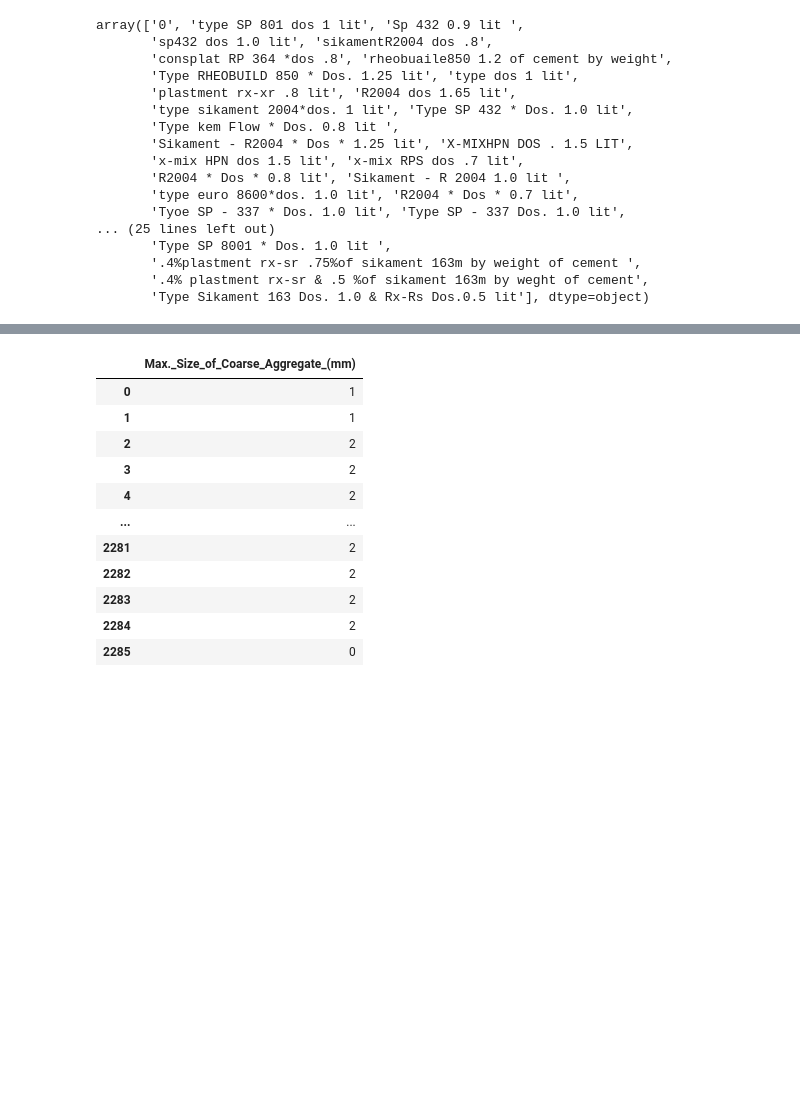
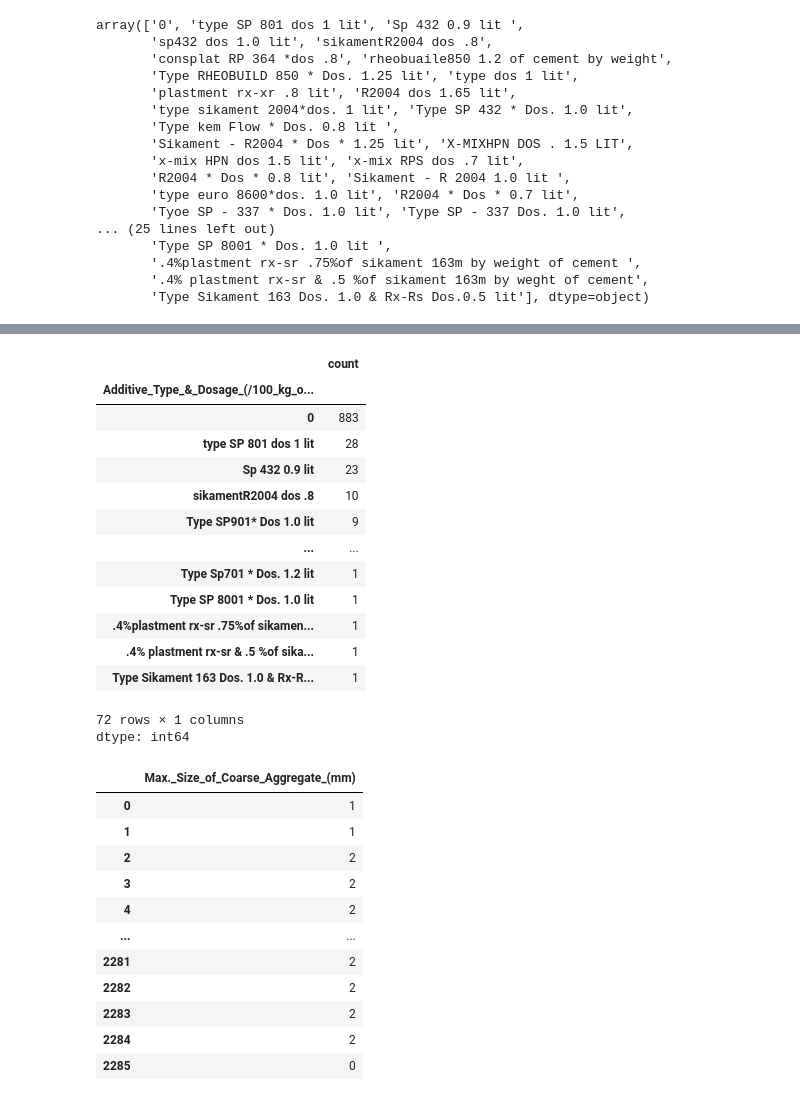
Before and after one commit to ArunK-ML/ML-Regression-Model---Concrete-Mix-Strength---Dataset, a Jupyter notebook: Concrete_Strength_ML.ipynb, the cells around one changed output, grey strips where cells are left out. Drawn from its saved outputs; the diff is of its cells as text; code cells hidden in the pictures; blank space fills up the shorter version.

```diff
--- a/Concrete_Strength_ML.ipynb
+++ b/Concrete_Strength_ML.ipynb
@@ -156,3 +173,21 @@ array(['0', 'type SP 801 dos 1 lit', 'Sp 432 0.9 lit ',
+# %%
+df["Additive_Type_&_Dosage_(/100_kg_of_cement)"].value_counts()
+# %% [output]
+|  | count |
+| Additive_Type_&_Dosage_(/100_kg_o... |  |
+| 0 | 883 |
+| type SP 801 dos 1 lit | 28 |
+| Sp 432 0.9 lit | 23 |
+| sikamentR2004 dos .8 | 10 |
+| Type SP901* Dos 1.0 lit | 9 |
+| ... | ... |
+| Type Sp701 * Dos. 1.2 lit | 1 |
+| Type SP 8001 * Dos. 1.0 lit | 1 |
+| .4%plastment rx-sr .75%of sikamen... | 1 |
+| .4% plastment rx-sr & .5 %of sika... | 1 |
+| Type Sikament 163 Dos. 1.0 & Rx-R... | 1 |
+72 rows × 1 columns
+dtype: int64
 # %%
 df['Max._Size_of_Coarse_Aggregate_(mm)'].astype("int")
 # %% [output]
```
Also changed, not shown: parts of 1 cell of this notebook.
